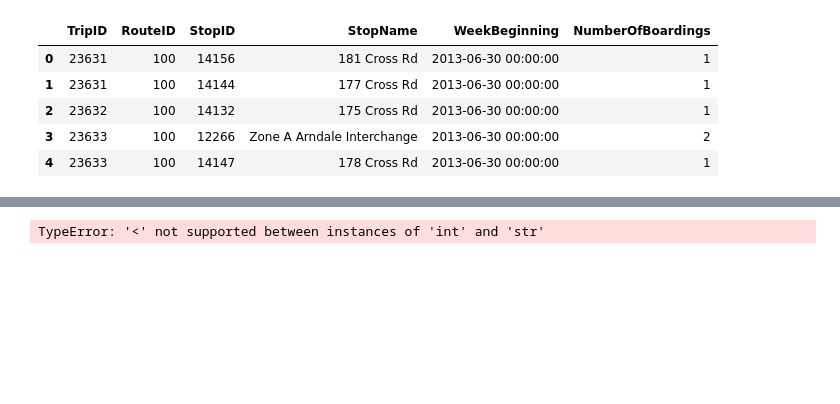
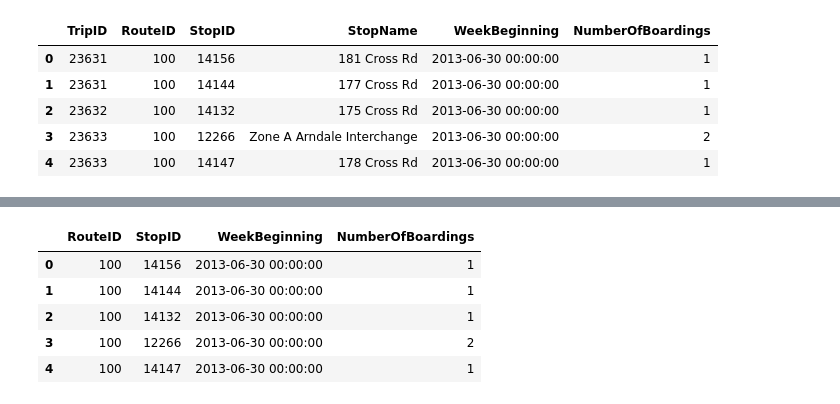
Before and after one commit to hackinhub19/Spars, a Jupyter notebook: LSTM.ipynb, the cells around one changed output, grey strips where cells are left out. Cells and saved outputs as stored; diff of their text form; code cells hidden in the pictures; blank space fills up the shorter version.

```diff
--- a/LSTM.ipynb
+++ b/LSTM.ipynb
@@ -81,4 +82,9 @@ plt.show()
 # %%
-d_cpy
+d_cpy.head()
 # %% [output]
-TypeError: '<' not supported between instances of 'int' and 'str'
+|  | RouteID | StopID | WeekBeginning | NumberOfBoardings |
+| 0 | 100 | 14156 | 2013-06-30 00:00:00 | 1 |
+| 1 | 100 | 14144 | 2013-06-30 00:00:00 | 1 |
+| 2 | 100 | 14132 | 2013-06-30 00:00:00 | 1 |
+| 3 | 100 | 12266 | 2013-06-30 00:00:00 | 2 |
+| 4 | 100 | 14147 | 2013-06-30 00:00:00 | 1 |
```
Also changed, not shown: parts of 25 cells of this notebook.
